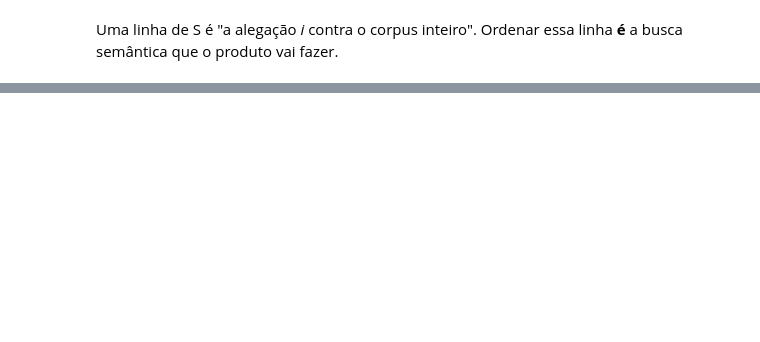
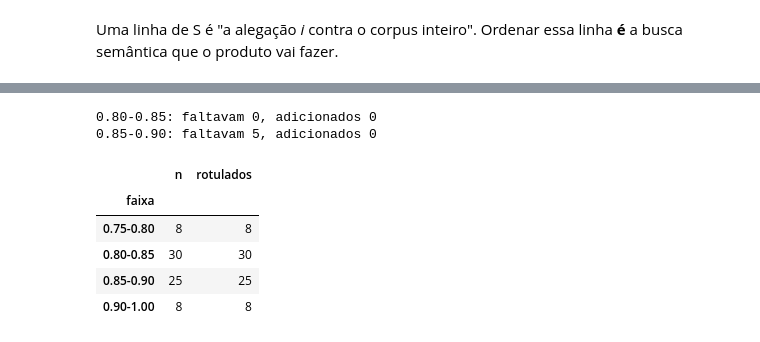
Before and after one commit to gpaulovit/RES-IA-Challenge-1, a Jupyter notebook: experiments/03_recurrence.ipynb, the cells around one changed output, grey strips where cells are left out. Drawn from its saved outputs; the diff is of its cells as text; code cells hidden in the pictures; blank space fills up the shorter version.

```diff
--- a/experiments/03_recurrence.ipynb
+++ b/experiments/03_recurrence.ipynb
@@ -240,2 +256,63 @@ validacao[["faixa", "sim", "dias", "reciclada_i", "original_j", "rotulo"]]
+# %%
+import shutil
+
+FAIXAS_EXTRA = [(0.80, 0.85), (0.85, 0.90)]
+META_POR_FAIXA = 30
+rng_extra = np.random.default_rng(SEED + 1)  # outra seed: não reproduz o sorteio original
+
+# 1)  Linhas JÁ ROTULADAS ficam sempre; as não rotuladas que repetem alegação saem.
+chave = lambda s: str(s).strip().lower()
+usadas, manter = set(), []
+for _, r in validacao.iterrows():
+    a, b = chave(r["reciclada_i"]), chave(r["original_j"])
+    ok = r["rotulo"] != "" or (a not in usadas and b not in usadas)
+    manter.append(ok)
+    if ok:
+        usadas |= {a, b}
+removidas = len(validacao) - sum(manter)
+validacao = validacao[manter].reset_index(drop=True)
+
+# 2) Completa as faixas até META_POR_FAIXA, respeitando a mesma regra
+P = pares_reciclagem(0.75, N_VAL)
+ii, jj = np.nonzero(P)
+sims = S[ii, jj]
+
+linhas = []
+for lo, hi in FAIXAS_EXTRA:
+    nome = f"{lo:.2f}-{hi:.2f}"
+    faltam = META_POR_FAIXA - (validacao["faixa"] == nome).sum()
+    candidatos = rng_extra.permutation(np.flatnonzero((sims >= lo) & (sims < hi)))
+    adicionados = 0
+    for k in candidatos:
+        if adicionados >= faltam:
+            break
+        i, j = ii[k], jj[k]
+        a, b = chave(df.at[i, "claim"]), chave(df.at[j, "claim"])
+        if a in usadas or b in usadas:
+            continue
+        usadas |= {a, b}
+        adicionados += 1
+        linhas.append({"faixa": nome, "sim": round(float(sims[k]), 3),
+                       "dias": int(delta[i, j]), "idx_i": df.at[i, "idx"], "idx_j": df.at[j, "idx"],
+                       "reciclada_i": df.at[i, "claim"], "original_j": df.at[j, "claim"], "rotulo": ""})
+    print(f"{nome}: faltavam {max(faltam, 0)}, adicionados {adicionados}")
+
+if linhas or removidas:
+    shutil.copy(caminho_val, caminho_val.with_name("validacao_pares_backup.csv"))
+    validacao = pd.concat([validacao, pd.DataFrame(linhas)], ignore_index=True)
+    assert not validacao.duplicated(["idx_i", "idx_j"]).any(), "par repetido no CSV!"
+    validacao.to_csv(caminho_val, index=False)
+    print(f"\n-{removidas} não rotulados com alegação repetida | +{len(linhas)} novos -> {caminho_val}")
+
+validacao.groupby("faixa")["rotulo"].agg(n="size", rotulados=lambda r: (r != "").sum())
+# %% [output]
+0.80-0.85: faltavam 0, adicionados 0
+0.85-0.90: faltavam 5, adicionados 0
+|  | n | rotulados |
+| faixa |  |  |
+| 0.75-0.80 | 8 | 8 |
+| 0.80-0.85 | 30 | 30 |
+| 0.85-0.90 | 25 | 25 |
+| 0.90-1.00 | 8 | 8 |
 # %% [markdown]
 ### Precisão por faixa → escolha do τ
```
Also changed, not shown: parts of 35 cells of this notebook, 10 other files.
